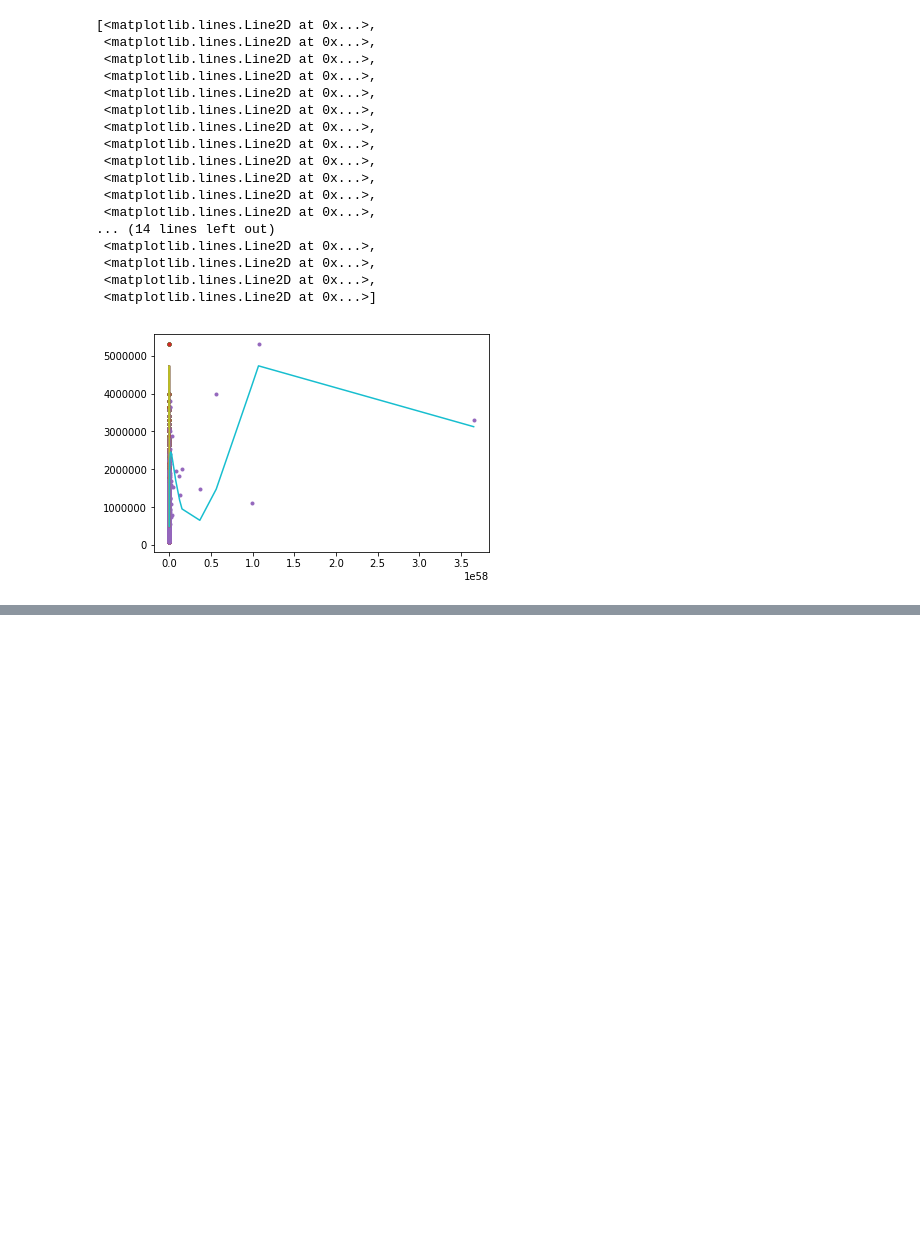
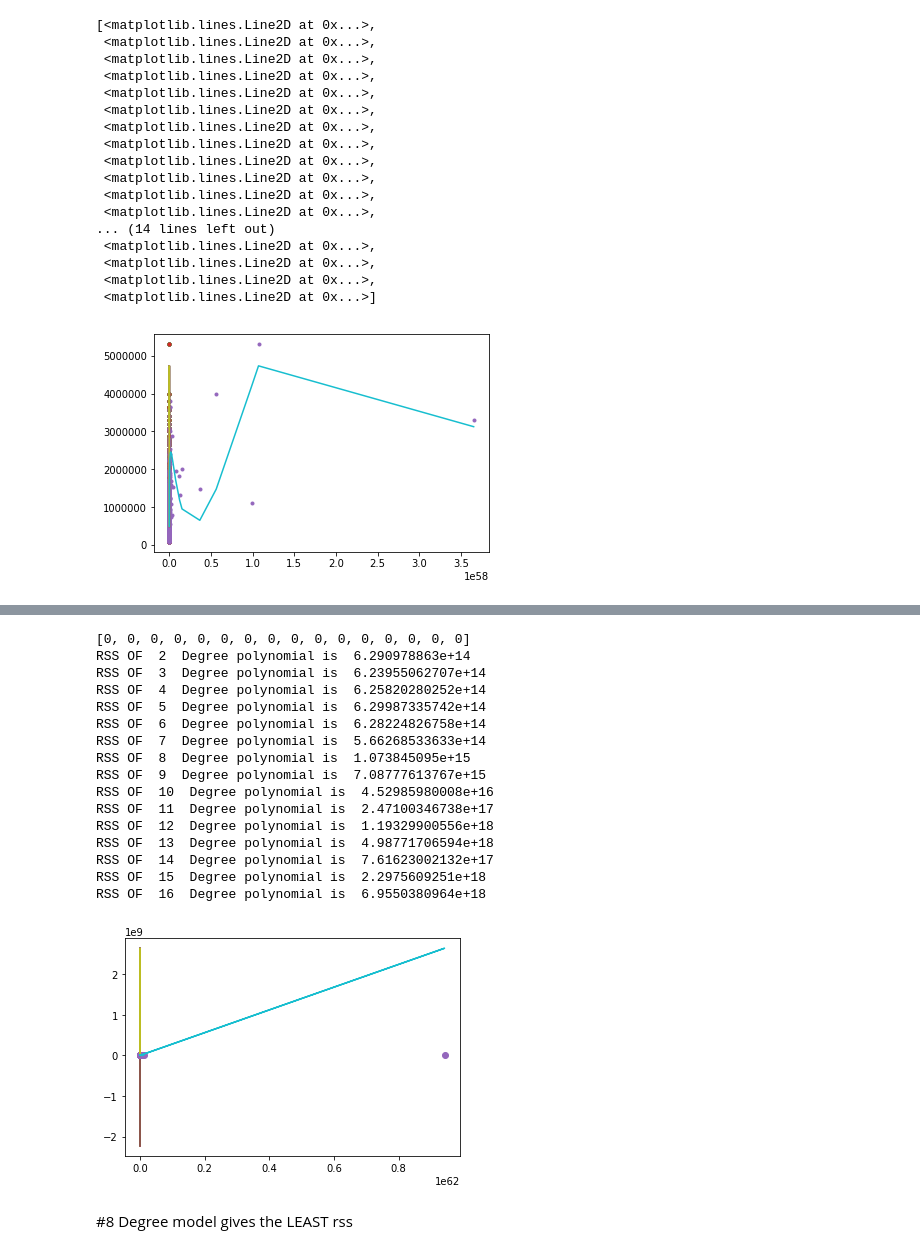
Before and after one commit to thesharpshooter/b, a Jupyter notebook: Polynomial Regression/Untitled.ipynb, the cells around one changed output, grey strips where cells are left out. Saved outputs shown, nothing was run; the diff lists cells and outputs as text; code cells hidden in the pictures; blank space fills up the shorter version.

Commit message:
8 DEGREE POLYNOMIAL FITS BEST

```diff
--- a/Polynomial Regression/Untitled.ipynb
+++ b/Polynomial Regression/Untitled.ipynb
@@ -310,0 +313,4 @@ poly15_data_subset4[features[:-1]], model15_subset4.predict(poly15_data_subset4[
+# %%
+poly_data_15 = polynomial_dataframe(data_train['sqft_living'],15)
+poly_data_15['price'] = data_train['price']
+poly_data_15.head()
@@ -310,0 +324,41 @@ poly15_data_subset4[features[:-1]], model15_subset4.predict(poly15_data_subset4[
+# %%
+model = [0]*16
+prediction = [0]*16
+error = [0]*16
+rss = [0]*16
+print model
+for i in range(1,16):
+    model[i] = lm.LinearRegression()
+    x = poly_data_15[features[:i]]
+    y = poly_data_15['price']
+    model[i].fit(x,y)
+
+    validation_data_15 = polynomial_dataframe(data_validation['sqft_living'],15)
+    validation_data_15['price'] = data_validation['price']
+    validation_x = validation_data_15[features[:i]]
+    validation_y = validation_data_15['price']
+    prediction[i] = model[i].predict(validation_x)
+    error[i] = validation_y - prediction[i]
+    rss[i] = (error[i]**2).sum()
+    plt.plot(validation_x,validation_y,'o',validation_x,prediction[i])
+    print "RSS OF ",i+1," Degree polynomial is ",rss[i]
+# %% [output]
+[0, 0, 0, 0, 0, 0, 0, 0, 0, 0, 0, 0, 0, 0, 0, 0]
+RSS OF  2  Degree polynomial is  6.290978863e+14
+RSS OF  3  Degree polynomial is  6.23955062707e+14
+RSS OF  4  Degree polynomial is  6.25820280252e+14
+RSS OF  5  Degree polynomial is  6.29987335742e+14
+RSS OF  6  Degree polynomial is  6.28224826758e+14
+RSS OF  7  Degree polynomial is  5.66268533633e+14
+RSS OF  8  Degree polynomial is  1.073845095e+15
+RSS OF  9  Degree polynomial is  7.08777613767e+15
+RSS OF  10  Degree polynomial is  4.52985980008e+16
+RSS OF  11  Degree polynomial is  2.47100346738e+17
+RSS OF  12  Degree polynomial is  1.19329900556e+18
+RSS OF  13  Degree polynomial is  4.98771706594e+18
+RSS OF  14  Degree polynomial is  7.61623002132e+17
+RSS OF  15  Degree polynomial is  2.2975609251e+18
+RSS OF  16  Degree polynomial is  6.9550380964e+18
+[figure, added]
+# %% [markdown]
+#8 Degree model gives the LEAST rss
```
Also changed, not shown: parts of 2 cells of this notebook.
